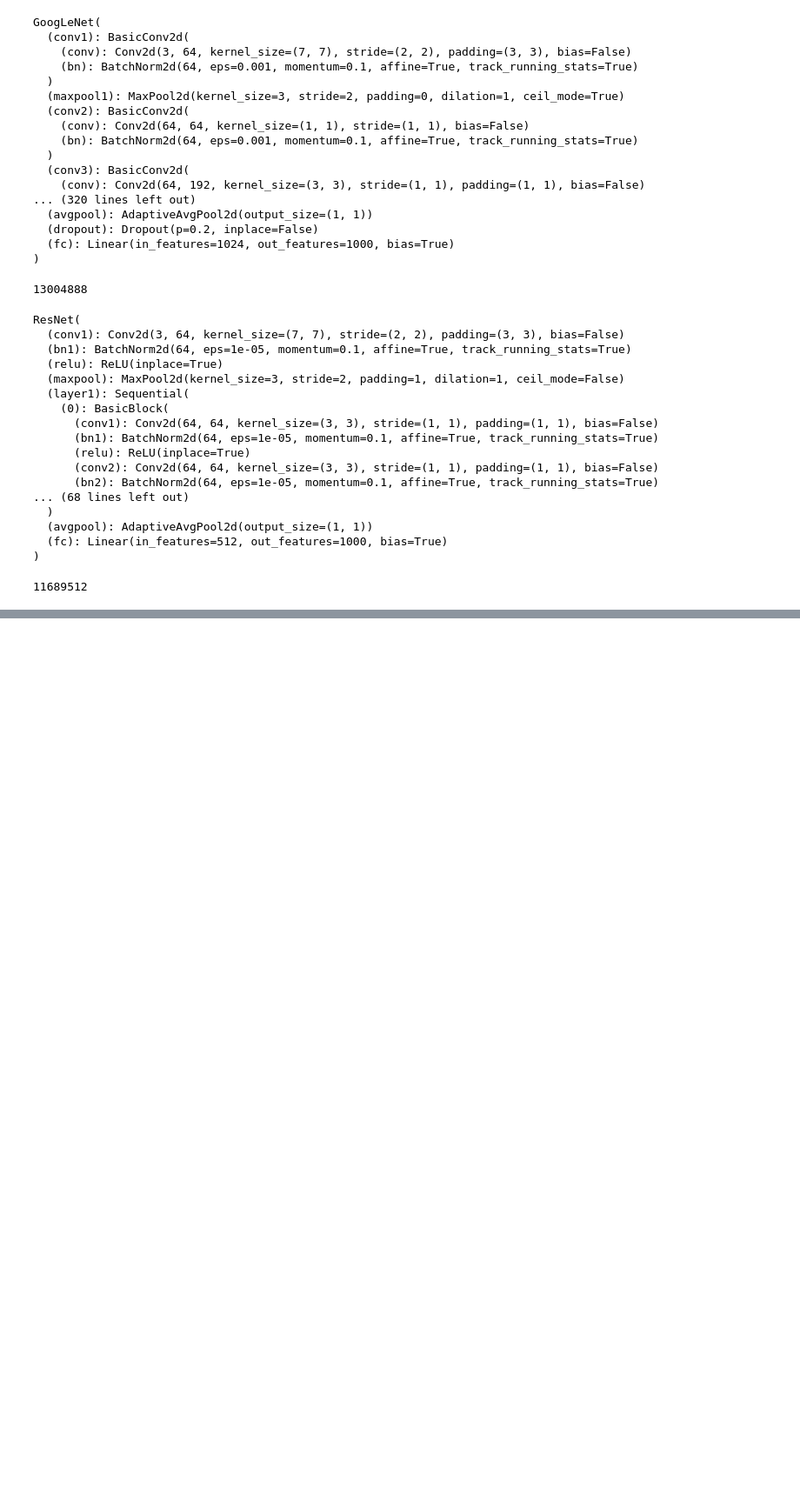
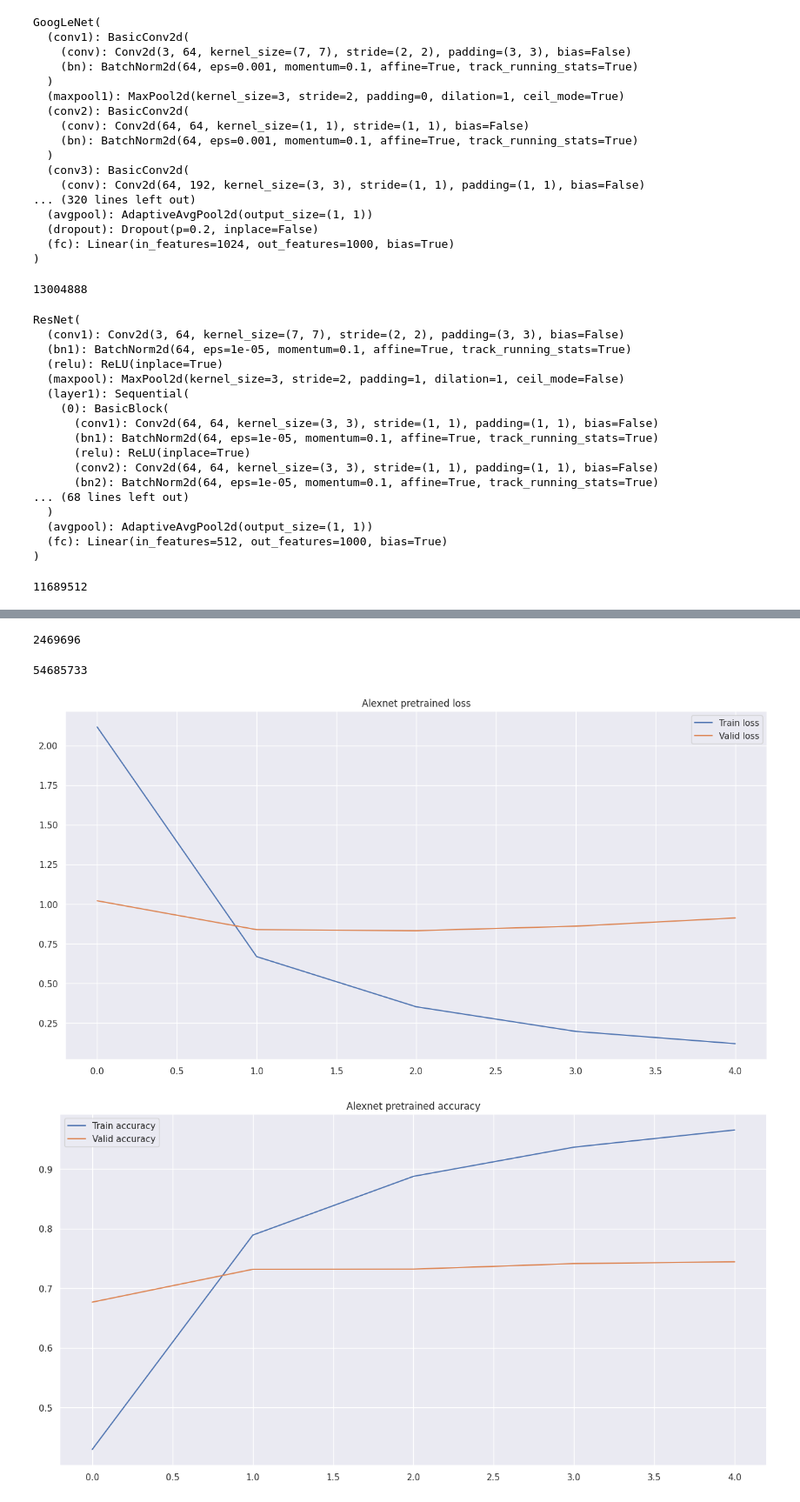
Before and after one commit to isadrtdinov/intro-to-dl-hse, a Jupyter notebook: seminars/212/04/Seminar_4_Intro_to_DL.ipynb, the cells around one changed output, grey strips where cells are left out. Shown at 87% size. Cells and saved outputs as stored; diff of their text form; code cells hidden in the pictures; blank space fills up the shorter version.

```diff
--- a/seminars/212/04/Seminar_4_Intro_to_DL.ipynb
+++ b/seminars/212/04/Seminar_4_Intro_to_DL.ipynb
@@ -935,8 +962,8 @@ transform = T.Compose(
     ]
 )
 
-train_dataset = OxfordIIITPet('pets', transform=transform)
-valid_dataset = OxfordIIITPet('pets', transform=transform, split='test')
+train_dataset = OxfordIIITPet('../datasets/pets', transform=transform)
+valid_dataset = OxfordIIITPet('../datasets/pets', transform=transform, split='test')
 # %%
 from torch.utils.data import DataLoader
 
@@ -945,4 +996,4 @@ valid_loader = DataLoader(valid_dataset, batch_size=128, shuffle=False, num_work
 # %%
-model = alexnet(pretrained=True)
+model = alexnet(weights=AlexNet_Weights.IMAGENET1K_V1)
 
 model
@@ -953,15 +1040,32 @@ model
+# %%
+sum(p.numel() for p in model.features.parameters())
+# %% [output]
+2469696
+# %%
+sum(p.numel() for p in model.classifier.parameters())
+# %% [output]
+54685733
+# %%
+device = torch.device("cuda:0")
 # %%
+from torch.optim import Adam
+
+loss_fn = torch.nn.CrossEntropyLoss()
+
 model = model.to(device)
 
 model.features.requires_grad_(False)
 model.features[8].requires_grad_(True)
 model.features[10].requires_grad_(True)
 
-optimizer = Adam(model.parameters(), lr=1e-3)
+optimizer = Adam([p for p in model.parameters() if p.requires_grad], lr=1e-4)
 
 fit(
     model,
     train_loader, valid_loader,
     optimizer, loss_fn, device, 5, 'Alexnet pretrained'
 )
+# %% [output]
+[figure, added]
+[figure, added]
 # %%
```
Also changed, not shown: parts of 19 cells of this notebook, 2 other files.
